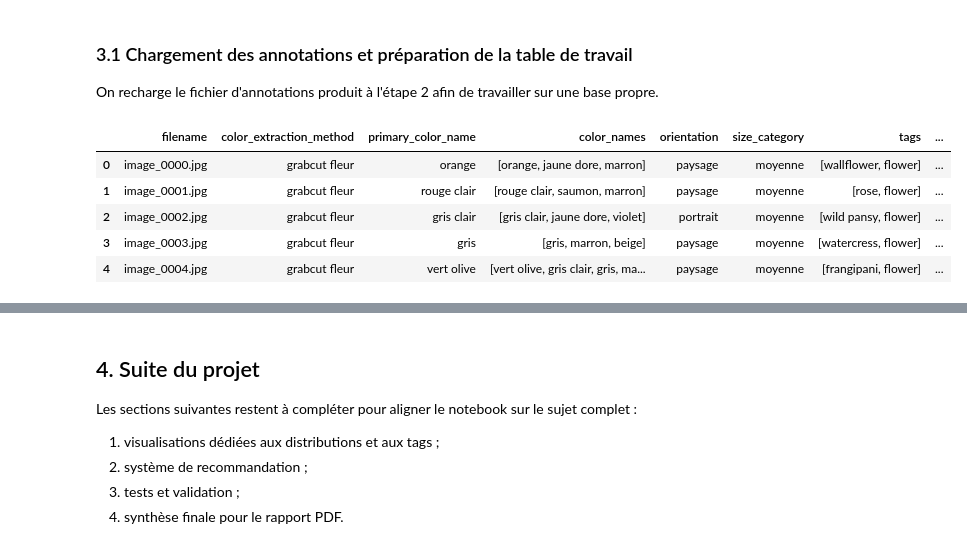
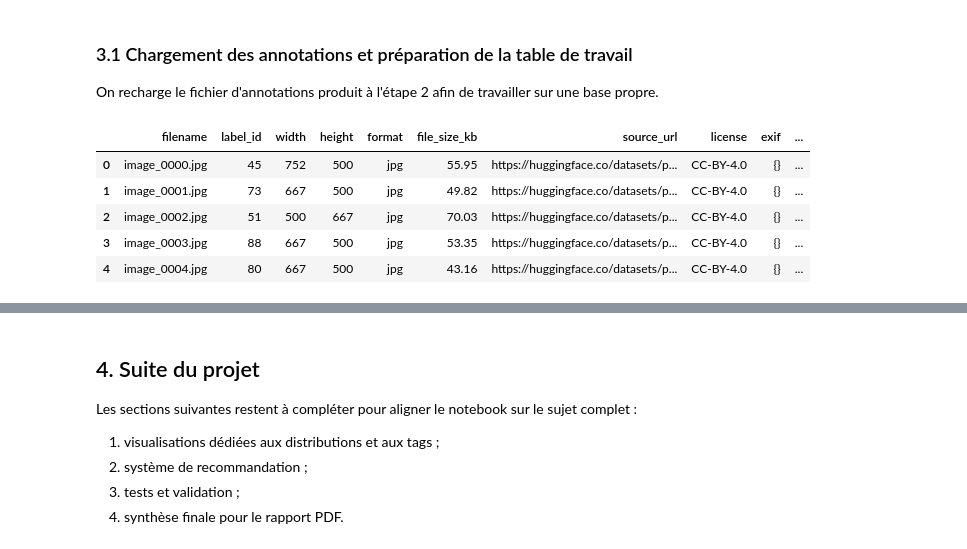
Before and after one commit to mathis-lambert/CPE_Machine-Learning, a Jupyter notebook: fr/Projet/lambert_rodrigues_bouchot.ipynb, the cells around one changed output, grey strips where cells are left out. Saved outputs shown, nothing was run; the diff lists cells and outputs as text; code cells hidden in the pictures.

```diff
--- a/fr/Projet/lambert_rodrigues_bouchot.ipynb
+++ b/fr/Projet/lambert_rodrigues_bouchot.ipynb
@@ -565,6 +566,9 @@ def build_tags(label_id):
         tags.insert(0, f"flower_class_{label_id}")
     return tags
 
+def keep_flower_names(tags):
+    return [tag for tag in tags if tag.lower() != "flower"]
+
 labels_records = {}
 
 for metadata, (_, row) in zip(metadata_records, df.iterrows()):
@@ -573,22 +577,27 @@ for metadata, (_, row) in zip(metadata_records, df.iterrows()):
     height = int(metadata["height"])
     label_id = int(metadata["label_id"])
     selected_palette = row[f"palette_{FINAL_COLOR_METHOD}"]
+    selected_frequencies = np.asarray(row[f"frequencies_{FINAL_COLOR_METHOD}"], dtype=float)
+    selected_frequencies = selected_frequencies / selected_frequencies.sum()
 
     predominant_colors = [
         [int(round(channel * 255)) for channel in color]
         for color in selected_palette
     ]
     color_names = [rgb_to_color_name(color) for color in predominant_colors]
+    predominant_colors_weight = [
+        round(float(weight), 4)
+        for weight in selected_frequencies
+    ]
 
     labels_records[filename] = {
         "color_extraction_method": METHOD_LABELS[FINAL_COLOR_METHOD],
         "predominant_colors": predominant_colors,
-        "primary_color_rgb": predominant_colors[0] if predominant_colors else None,
-        "primary_color_name": color_names[0] if color_names else None,
+        "predominant_colors_weight": predominant_colors_weight,
         "color_names": color_names,
         "orientation": classify_orientation(width, height),
         "size_category": classify_size(width, height),
-        "tags": build_tags(label_id),
+        "tags": keep_flower_names(build_tags(label_id)),
     }
 
 labels_path = DATA_DIR / "images_labels.json"
@@ -619,43 +627,57 @@ L'objectif reste simple et conforme au sujet : au moins 5 utilisateurs, chacun a
 On recharge le fichier d'annotations produit à l'étape 2 afin de travailler sur une base propre.
 # %%
 from collections import Counter
-
-from sklearn.cluster import KMeans
 
 labels_path = DATA_DIR / "images_labels.json"
 with labels_path.open("r", encoding="utf-8") as f:
     labels_data = json.load(f)
 
-# On transforme le JSON en table pour faciliter l'analyse et le tri.
-labels_df = pd.DataFrame.from_records(
-    [
+metadata_path = DATA_DIR / "images_metadata.json"
+with metadata_path.open("r", encoding="utf-8") as f:
+    metadata_data = json.load(f)
+
+metadata_by_filename = {item["filename"]: item for item in metadata_data}
+
+def keep_flower_names(tags):
+    """Retirer le tag générique flower pour garder les noms de fleurs."""
+    return [tag for tag in tags if tag.lower() != "flower"]
+
+# On transforme les JSON en table pour faciliter l'analyse.
+labels_records_for_df = []
+
+for filename, value in labels_data.items():
+    metadata = metadata_by_filename.get(filename, {})
+    tags = keep_flower_names(value.get("tags", []))
+
+    labels_records_for_df.append(
         {
             "filename": filename,
+            "label_id": metadata.get("label_id"),
+            "width": metadata.get("width"),
+            "height": metadata.get("height"),
+            "format": metadata.get("format"),
+            "file_size_kb": metadata.get("file_size_kb"),
+            "source_url": metadata.get("source_url"),
+            "license": metadata.get("license"),
+            "exif": metadata.get("exif", {}),
             "color_extraction_method": value.get("color_extraction_method"),
-            "primary_color_name": value.get("primary_color_name"),
-            "color_names": value["color_names"],
-            "orientation": value["orientation"],
-            "size_category": value["size_category"],
-            "tags": value["tags"],
+            "predominant_colors": value.get("predominant_colors", []),
+            "predominant_colors_weight": value.get("predominant_colors_weight", []),
+            "color_names": value.get("color_names", []),
+            "orientation": value.get("orientation"),
+            "size_category": value.get("size_category"),
+            "tags": tags,
         }
-        for filename, value in labels_data.items()
-    ]
-)
+    )
 
-# Couleur principale pratique pour l'analyse exploratoire et les scores.
-labels_df["primary_color"] = labels_df.apply(
-    lambda row: row["primary_color_name"]
-    if pd.notna(row["primary_color_name"])
-    else (row["color_names"][0] if row["color_names"] else None),
-    axis=1,
-)
+labels_df = pd.DataFrame.from_records(labels_records_for_df)
 
 labels_df.head()
 # %% [output]
-|  | filename | color_extraction_method | primary_color_name | color_names | orientation | size_category | tags | ... |
-| 0 | image_0000.jpg | grabcut fleur | orange | [orange, jaune dore, marron] | paysage | moyenne | [wallflower, flower] | ... |
-| 1 | image_0001.jpg | grabcut fleur | rouge clair | [rouge clair, saumon, marron] | paysage | moyenne | [rose, flower] | ... |
-| 2 | image_0002.jpg | grabcut fleur | gris clair | [gris clair, jaune dore, violet] | portrait | moyenne | [wild pansy, flower] | ... |
-| 3 | image_0003.jpg | grabcut fleur | gris | [gris, marron, beige] | paysage | moyenne | [watercress, flower] | ... |
-| 4 | image_0004.jpg | grabcut fleur | vert olive | [vert olive, gris clair, gris, ma... | paysage | moyenne | [frangipani, flower] | ... |
+|  | filename | label_id | width | height | format | file_size_kb | source_url | license | exif | ... |
+| 0 | image_0000.jpg | 45 | 752 | 500 | jpg | 55.95 | https://huggingface.co/datasets/p... | CC-BY-4.0 | {} | ... |
+| 1 | image_0001.jpg | 73 | 667 | 500 | jpg | 49.82 | https://huggingface.co/datasets/p... | CC-BY-4.0 | {} | ... |
+| 2 | image_0002.jpg | 51 | 500 | 667 | jpg | 70.03 | https://huggingface.co/datasets/p... | CC-BY-4.0 | {} | ... |
+| 3 | image_0003.jpg | 88 | 667 | 500 | jpg | 53.35 | https://huggingface.co/datasets/p... | CC-BY-4.0 | {} | ... |
+| 4 | image_0004.jpg | 80 | 667 | 500 | jpg | 43.16 | https://huggingface.co/datasets/p... | CC-BY-4.0 | {} | ... |
 # %% [markdown]
```
Also changed, not shown: parts of 13 cells of this notebook.
